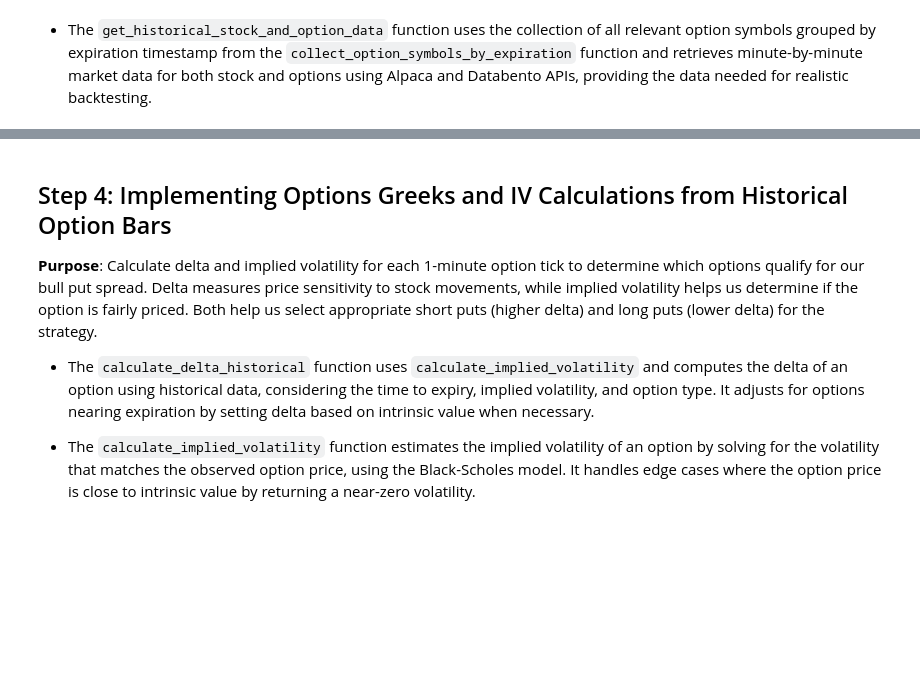
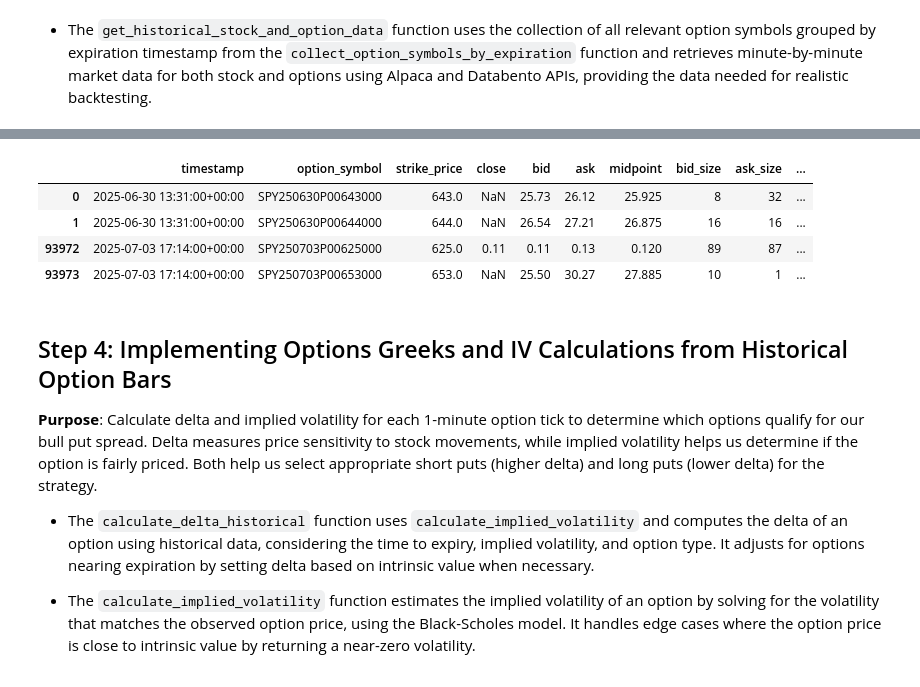
Before and after one commit to idsts2670/quant_algo_trading, a Jupyter notebook: options_strategy_backtesting/0DTE/zero_dte_backtest.ipynb, the cells around one changed output, grey strips where cells are left out. Saved outputs shown, nothing was run; the diff lists cells and outputs as text; code cells hidden in the pictures; blank space fills up the shorter version.

```diff
--- a/options_strategy_backtesting/0DTE/zero_dte_backtest.ipynb
+++ b/options_strategy_backtesting/0DTE/zero_dte_backtest.ipynb
@@ -275,10 +406,8 @@ def generate_put_option_symbols(
     return option_symbols
 # %%
 def collect_option_symbols_by_expiration(
-        stock_bars_data: pd.DataFrame,
-        underlying_symbol: str,
-        buffer_pct: float
-        ) -> Dict[pd.Timestamp, List[str]]:
+    stock_bars_data: pd.DataFrame, underlying_symbol: str, buffer_pct: float
+) -> Dict[pd.Timestamp, List[str]]:
     """
     Collect option symbols grouped by expiration datetime for 0DTE backtesting.
 
@@ -298,9 +427,17 @@ def collect_option_symbols_by_expiration(
     option_symbols_by_expiration = {}
 
     for index, row in stock_bars_data.iterrows():
-        min_strike, max_strike = calculate_strike_price_range(row['high'], row['low'], buffer_pct=buffer_pct)
+        min_strike, max_strike = calculate_strike_price_range(
+            row["high"], row["low"], buffer_pct=buffer_pct
+        )
 
-        option_symbols = generate_put_option_symbols(underlying_symbol, expiration_datetime=index, min_strike=min_strike, max_strike=max_strike, strike_increment=1)
+        option_symbols = generate_put_option_symbols(
+            underlying_symbol,
+            expiration_datetime=index,
+            min_strike=min_strike,
+            max_strike=max_strike,
+            strike_increment=1,
+        )
 
         # Group symbols by expiration date
         if index not in option_symbols_by_expiration:
@@ -310,4 +447,14 @@ def collect_option_symbols_by_expiration(
 
     return option_symbols_by_expiration
 # %%
-option_symbols_by_expiration = collect_option_symbols_by_expiration(stock_bars_data, underlying_symbol, buffer_pct=BUFFER_PCT)
+option_symbols_by_expiration = collect_option_symbols_by_expiration(
+    stock_bars_data, underlying_symbol, buffer_pct=BUFFER_PCT
+)
+# %%
+# Displays expiration time, total count, and first 5 symbols as a sample
+timestamp = list(option_symbols_by_expiration.keys())[0]
+symbols = list(option_symbols_by_expiration.values())[0]
+
+print(f"Expiration: {timestamp}")
+print(f"Total symbols: {len(symbols)}")
+print(f"Sample symbols: {symbols[:5]}")
@@ -437,4 +634,6 @@ def get_historical_stock_and_option_data(
     else:
         return pd.DataFrame()
 # %%
-historical_stock_and_option_data = get_historical_stock_and_option_data(option_symbols_by_expiration, underlying_symbol)
+historical_stock_and_option_data = get_historical_stock_and_option_data(
+    option_symbols_by_expiration, underlying_symbol
+)
@@ -441,6 +649,14 @@ historical_stock_and_option_data = get_historical_stock_and_option_data(option_s
 # %%
 # Show first 2 and last 2 rows of the stock_option_historical_data_by_timestamp
-pd.concat([historical_stock_and_option_data.head(2), historical_stock_and_option_data.tail(2)])
+pd.concat(
+    [historical_stock_and_option_data.head(2), historical_stock_and_option_data.tail(2)]
+)
+# %% [output]
+|  | timestamp | option_symbol | strike_price | close | bid | ask | midpoint | bid_size | ask_size | ... |
+| 0 | 2025-06-30 13:31:00+00:00 | SPY250630P00643000 | 643.0 | NaN | 25.73 | 26.12 | 25.925 | 8 | 32 | ... |
+| 1 | 2025-06-30 13:31:00+00:00 | SPY250630P00644000 | 644.0 | NaN | 26.54 | 27.21 | 26.875 | 16 | 16 | ... |
+| 93972 | 2025-07-03 17:14:00+00:00 | SPY250703P00625000 | 625.0 | 0.11 | 0.11 | 0.13 | 0.120 | 89 | 87 | ... |
+| 93973 | 2025-07-03 17:14:00+00:00 | SPY250703P00653000 | 653.0 | NaN | 25.50 | 30.27 | 27.885 | 10 | 1 | ... |
 # %% [markdown]
 ## Step 4: Implementing Options Greeks and IV Calculations from Historical Option Bars
 
```
Also changed, not shown: parts of 34 cells of this notebook, 1 other file.
